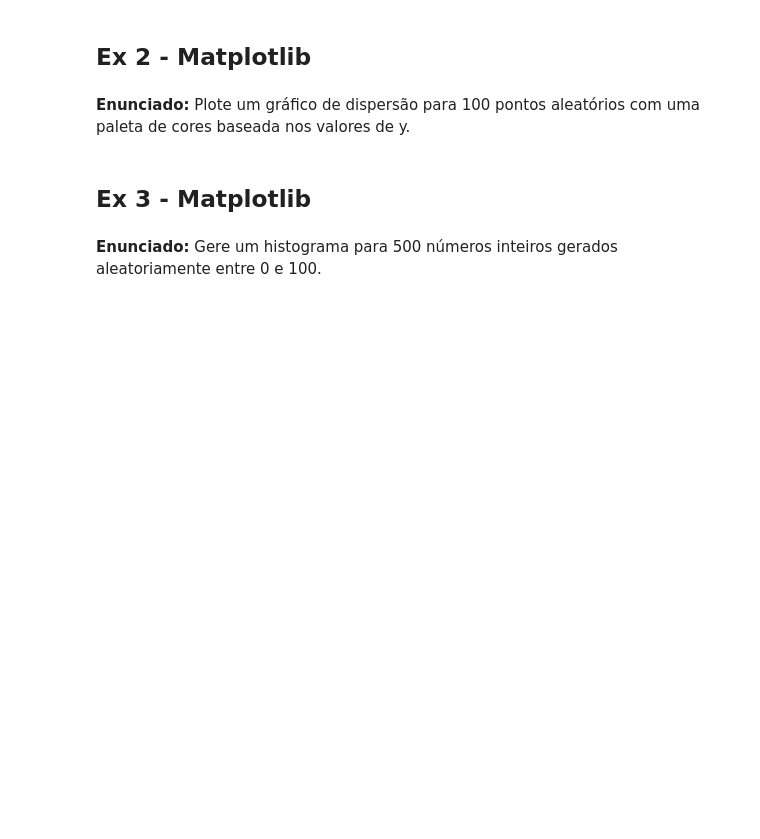
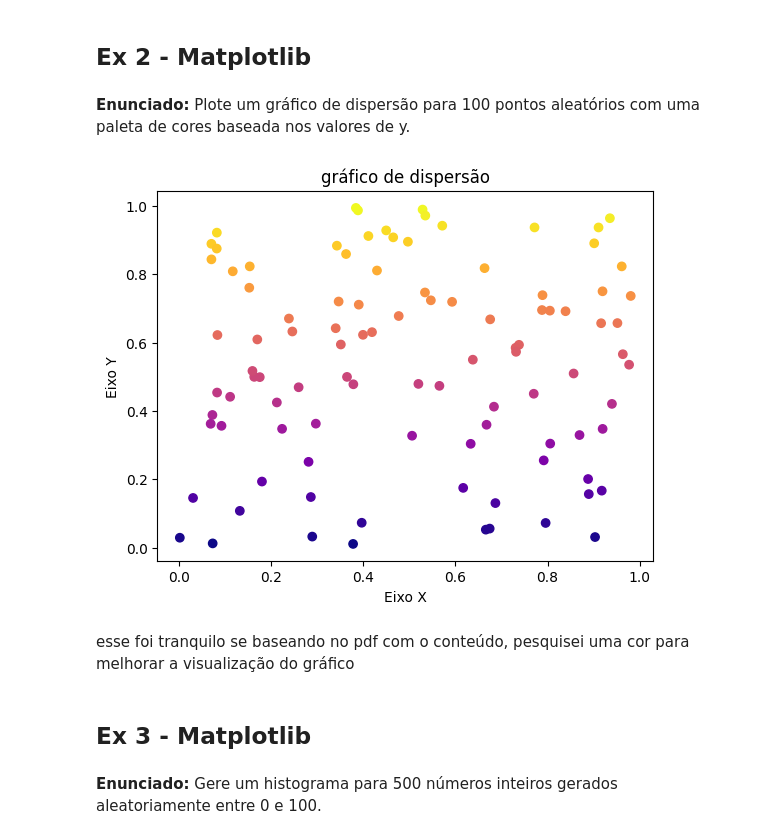
Before and after one commit to opedrovisk/Discipline-IA-UMC, a Jupyter notebook: Exercicios_DataScience_PedroMarcondes_6B_Noturno.ipynb, the cells around one changed output. Saved outputs shown, nothing was run; the diff lists cells and outputs as text; code cells hidden in the pictures; blank space fills up the shorter version.

```diff
--- a/Exercicios_DataScience_PedroMarcondes_6B_Noturno.ipynb
+++ b/Exercicios_DataScience_PedroMarcondes_6B_Noturno.ipynb
@@ -926,6 +943,19 @@ profesor, utilizei o entedimento de mediana e groupby que aprendemos em exercíc
 ## Ex 2 - Matplotlib
 # %% [markdown]
 **Enunciado:** Plote um gráfico de dispersão para 100 pontos aleatórios com uma paleta de cores baseada nos valores de y.
+# %%
+x = np.random.rand(100)
+y = np.random.rand(100)
+
+plt.scatter(x, y, c=y, cmap='plasma')
+plt.title("gráfico de dispersão")
+plt.xlabel("Eixo X")
+plt.ylabel("Eixo Y")
+plt.show()
+# %% [output]
+[figure, added]
+# %% [markdown]
+esse foi tranquilo se baseando no pdf com o conteúdo, pesquisei uma cor para melhorar a visualização do gráfico
 # %% [markdown]
 ## Ex 3 - Matplotlib
 # %% [markdown]
```
Also changed, not shown: parts of 19 cells of this notebook.
